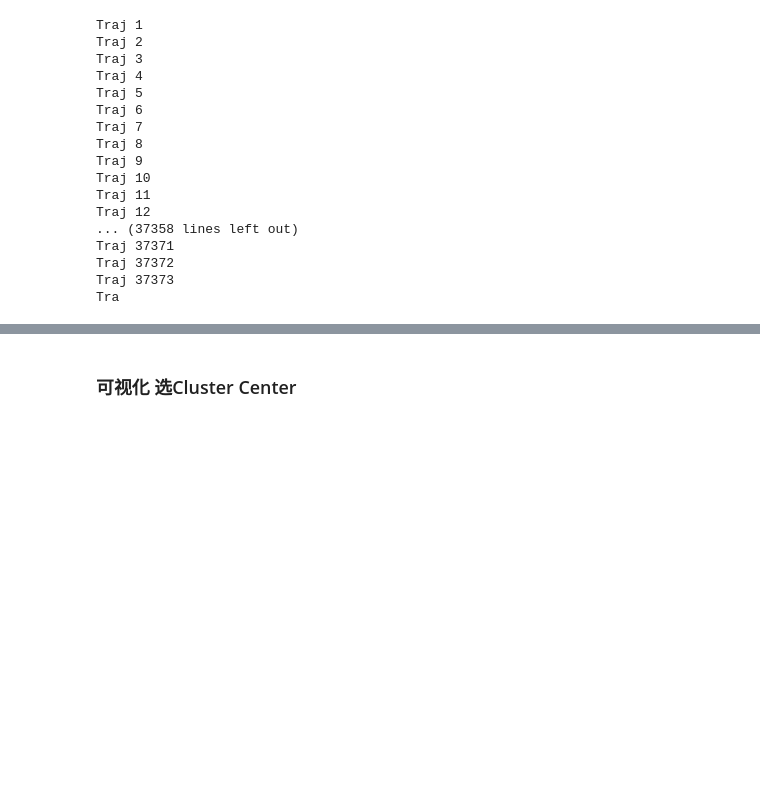
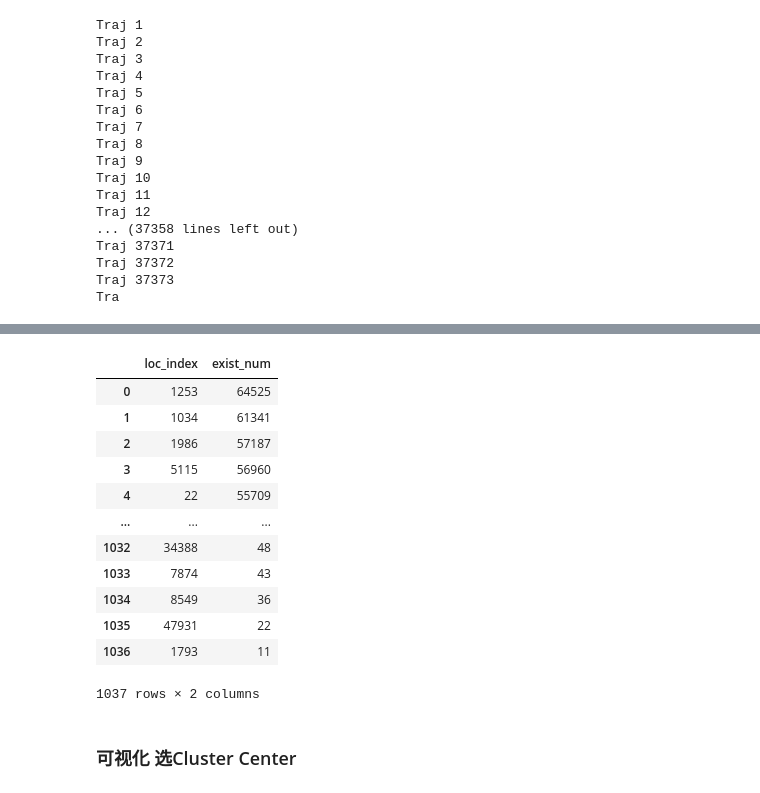
Before and after one commit to Zhenyu-Lii/traj_clustering, a Jupyter notebook: preprocess/CDR/0.ipynb, the cells around one changed output, grey strips where cells are left out. Cells and saved outputs as stored; diff of their text form; code cells hidden in the pictures; blank space fills up the shorter version.

```diff
--- a/preprocess/CDR/0.ipynb
+++ b/preprocess/CDR/0.ipynb
@@ -65,3 +82,20 @@ tmp.to_csv('./processed/loc_exist_num.csv')
+# %%
+tmp = pd.read_csv('./processed/loc_exist_num.csv', index_col=0)
+tmp
+# %% [output]
+|  | loc_index | exist_num |
+| 0 | 1253 | 64525 |
+| 1 | 1034 | 61341 |
+| 2 | 1986 | 57187 |
+| 3 | 5115 | 56960 |
+| 4 | 22 | 55709 |
+| ... | ... | ... |
+| 1032 | 34388 | 48 |
+| 1033 | 7874 | 43 |
+| 1034 | 8549 | 36 |
+| 1035 | 47931 | 22 |
+| 1036 | 1793 | 11 |
+1037 rows × 2 columns
 # %%
 tmp = pd.read_csv('./processed/loc_exist_num.csv', index_col=0)
 top_30 = tmp[0:30]
```
Also changed, not shown: parts of 7 cells of this notebook, 10 other files.
